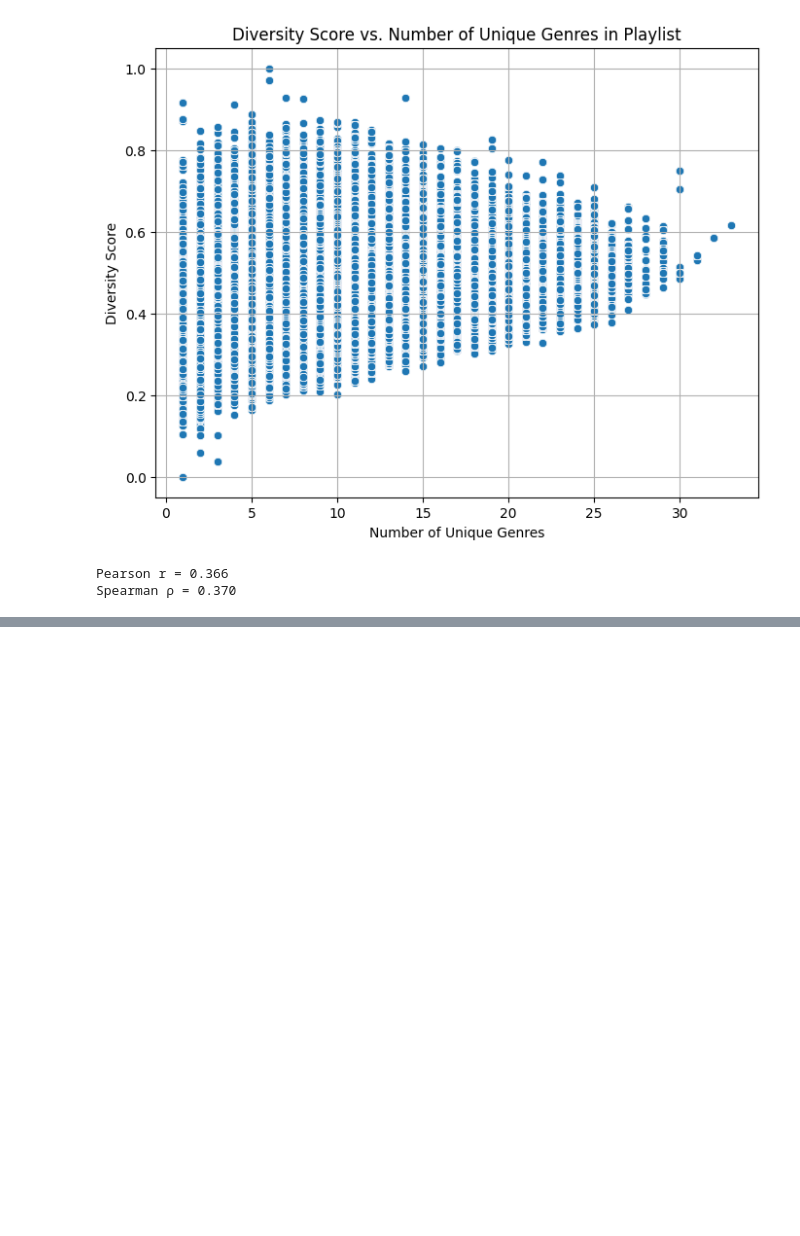
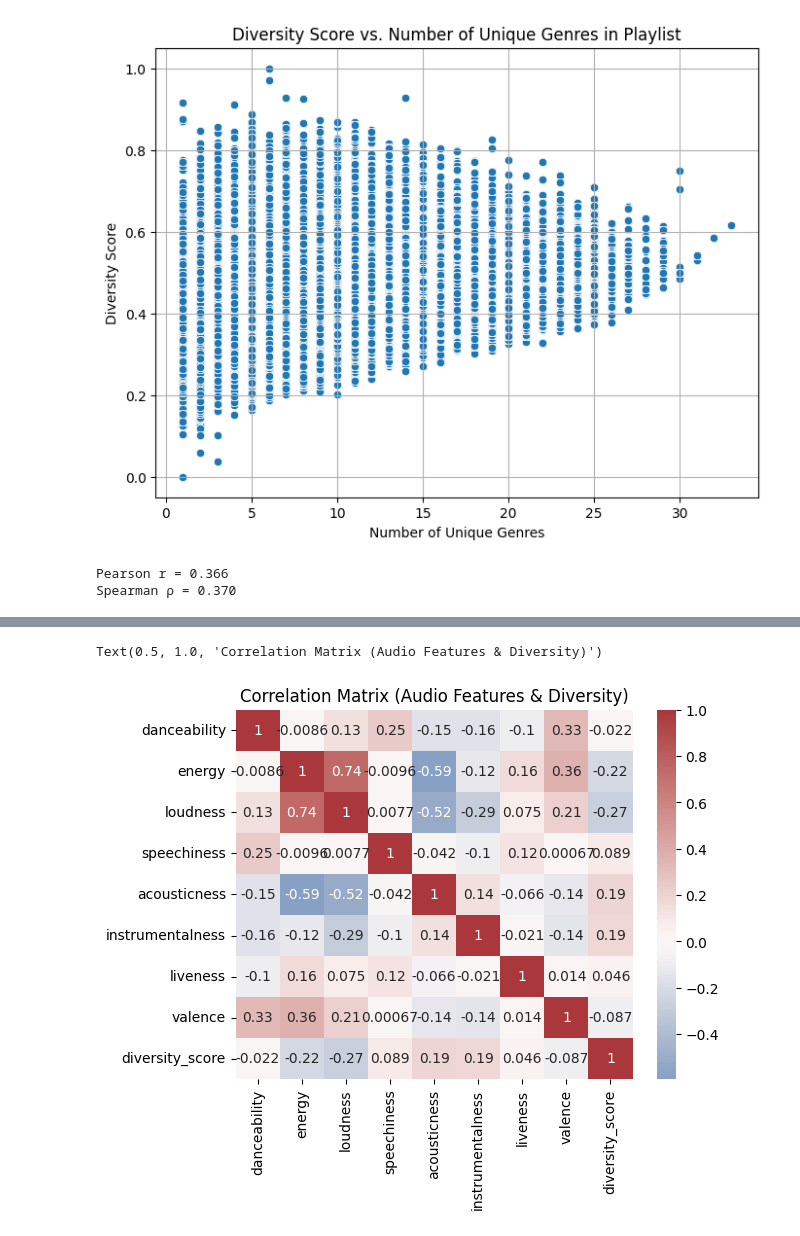
Before and after one commit to normanalexa31/TLCSS-final-project, a Jupyter notebook: clean_playlist_vector_analysis.ipynb, the cells around one changed output, grey strips where cells are left out. Drawn from its saved outputs; the diff is of its cells as text; code cells hidden in the pictures; blank space fills up the shorter version.

```diff
--- a/clean_playlist_vector_analysis.ipynb
+++ b/clean_playlist_vector_analysis.ipynb
@@ -553,0 +599,7 @@ Spearman ρ = 0.370
+# %%
+subset = merged_diversity[feature_cols + ["diversity_score"]]
+sns.heatmap(subset.corr(), annot=True, cmap="vlag", center=0)
+plt.title("Correlation Matrix (Audio Features & Diversity)")
+# %% [output]
+Text(0.5, 1.0, 'Correlation Matrix (Audio Features & Diversity)')
+[figure, added]
```
Also changed, not shown: parts of 7 cells of this notebook.
